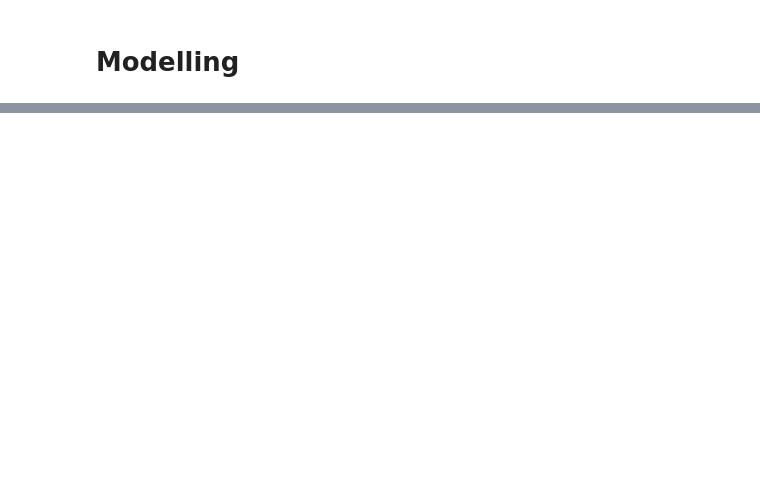
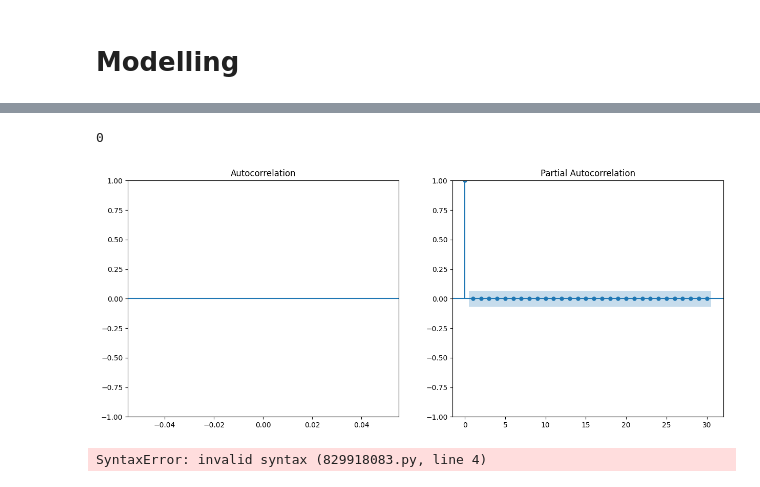
Before and after one commit to StevenLyy/S6-AI, a Jupyter notebook: data_challenge/data_challenge.ipynb, the cells around one changed output, grey strips where cells are left out. Drawn from its saved outputs; the diff is of its cells as text; code cells hidden in the pictures; blank space fills up the shorter version.

Commit message:
DC - First iteration of ARIMA, added monthly and daily pivot table

```diff
--- a/data_challenge/data_challenge.ipynb
+++ b/data_challenge/data_challenge.ipynb
@@ -446,8 +446,8 @@ plt.show()
 # %% [markdown]
 # Preprocessing
 # %%
-temp = combined_df.pivot_table(index='date', columns='food_item', values='amount_of_orders', aggfunc='sum').fillna(0)
-temp
+daily_pivot = combined_df.pivot_table(index='date', columns='food_item', values='amount_of_orders', aggfunc='sum').fillna(0)
+daily_pivot
 # %% [output]
 | food_item | 3d beker | alaska fish burger | appelsap | asianbox chickenmixed | asianbox chicken chunks | ... |
 | date |  |  |  |  |  | ... |
@@ -463,5 +463,8 @@ temp
 | 2024-04-28 | 0.0 | 0.0 | 0.0 | 0.0 | 0.0 | ... |
 | 2024-04-30 | 0.0 | 1.0 | 0.0 | 0.0 | 0.0 | ... |
 833 rows × 271 columns
+# %%
+temp = combined_df.groupby([pd.Grouper(freq='ME'), 'food_item']).sum().reset_index()
+monthly_pivot = temp.pivot_table(index='date', columns='food_item', values='amount_of_orders', aggfunc='sum').fillna(0)
 # %%
 scaler = MinMaxScaler()
@@ -582,0 +589,66 @@ milkshake chocolade     0.393338
+# %%
+from statsmodels.tsa.stattools import adfuller
+
+def find_differencing_order(series):
+    result = adfuller(series)
+    if result[1] > 0.05:
+        return 1
+    else:
+        return 0
+
+# Example for a single food item column
+d = find_differencing_order(daily_pivot['bamihap'])
+d
+# %% [output]
+0
+# %%
+for item in monthly_pivot.columns:
+    d = find_differencing_order(monthly_pivot[item])
+    differenced_data = monthly_pivot[item].diff(d).dropna()
+
+    best_aic = float("inf")
+    best_pdq = None
+    best_seasonal_pdq = None
+
+    for param in pdq:
+        for seasonal_param in seasonal_pdq:
+            try:
+                mod = SARIMAX(monthly_data[item],
+                              order=param,
+                              seasonal_order=seasonal_param,
+                              enforce_stationarity=False,
+                              enforce_invertibility=False)
+                results = mod.fit()
+                if results.aic < best_aic:
+                    best_aic = results.aic
+                    best_pdq = param
+                    best_seasonal_pdq = seasonal_param
+            except Exception as e:
+                continue
+
+    print(f'{item} - Optimal SARIMA parameters: {best_pdq} x {best_seasonal_pdq}')
+
+    # Fit and print summary for each item
+    optimal_model = SARIMAX(monthly_data[item],
+                            order=best_pdq,
+                            seasonal_order=best_seasonal_pdq,
+                            enforce_stationarity=False,
+                            enforce_invertibility=False)
+    optimal_results = optimal_model.fit()
+    print(optimal_results.summary())
+# %% [output]
+[figure, added]
+# %%
+from statsmodels.tsa.statespace.sarimax import SARIMAX
+
+# Define the SARIMA model
+p =
+model = SARIMAX(X_train, order=(p, d, q), seasonal_order=(P, D, Q, m))
+
+# Fit the model
+results = model.fit()
+
+# Print the summary
+print(results.summary())
+# %% [output]
+SyntaxError: invalid syntax (829918083.py, line 4)
```
Also changed, not shown: parts of 11 cells of this notebook.
